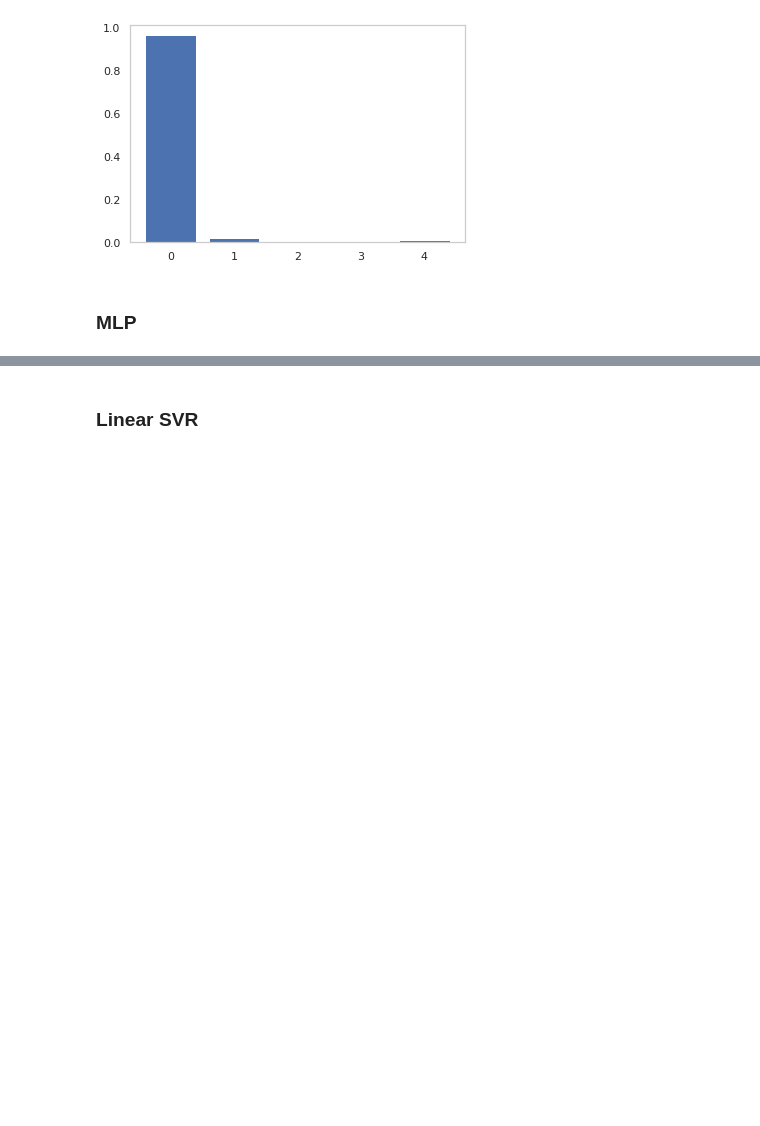
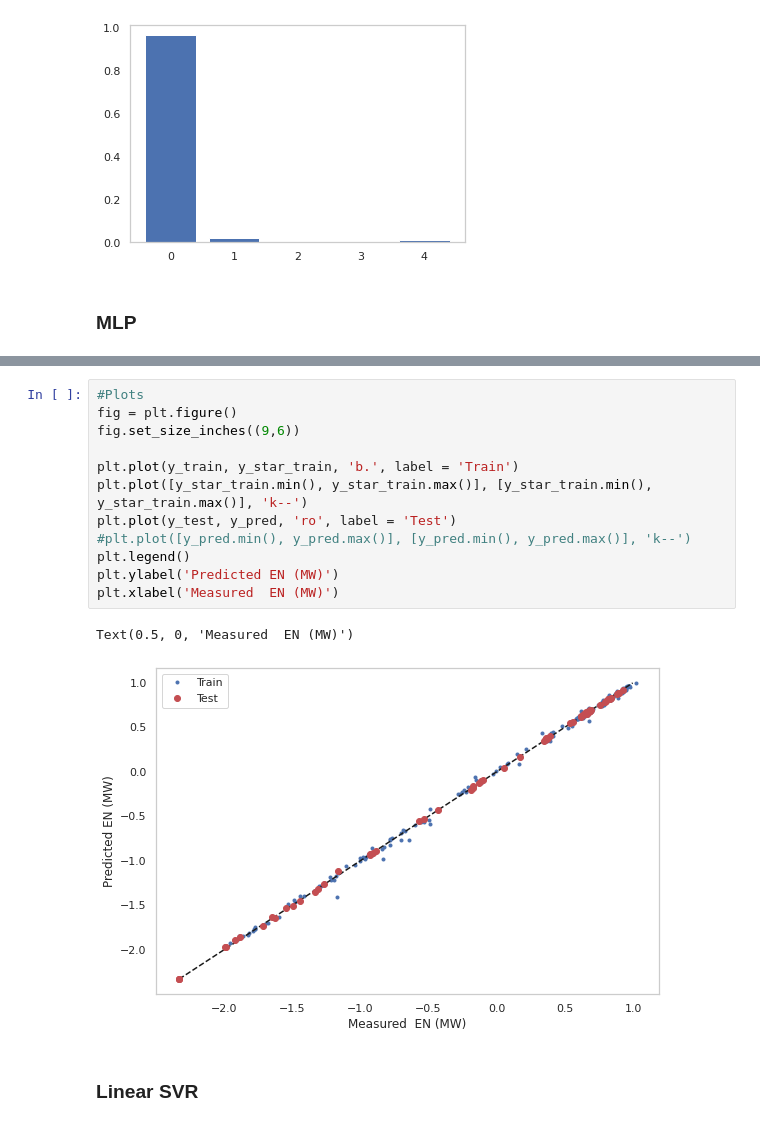
Before and after one commit to GermanOmar/UPS-termoelectrica, a Jupyter notebook: IEEE_ETCM_UPS.ipynb, the cells around one changed output, grey strips where cells are left out. Cells and saved outputs as stored; diff of their text form; blank space fills up the shorter version.

```diff
--- a/IEEE_ETCM_UPS.ipynb
+++ b/IEEE_ETCM_UPS.ipynb
@@ -377,3 +389,18 @@ IM:  0.08877845146108446
+# %%
+#Plots
+fig = plt.figure()
+fig.set_size_inches((9,6))
+
+plt.plot(y_train, y_star_train, 'b.', label = 'Train')
+plt.plot([y_star_train.min(), y_star_train.max()], [y_star_train.min(), y_star_train.max()], 'k--')
+plt.plot(y_test, y_pred, 'ro', label = 'Test')
+#plt.plot([y_pred.min(), y_pred.max()], [y_pred.min(), y_pred.max()], 'k--')
+plt.legend()
+plt.ylabel('Predicted EN (MW)')
+plt.xlabel('Measured  EN (MW)')
+# %% [output]
+Text(0.5, 0, 'Measured  EN (MW)')
+[figure, added]
 # %% [markdown]
 ### Linear SVR
 # %%
```
Also changed, not shown: parts of 11 cells of this notebook.
